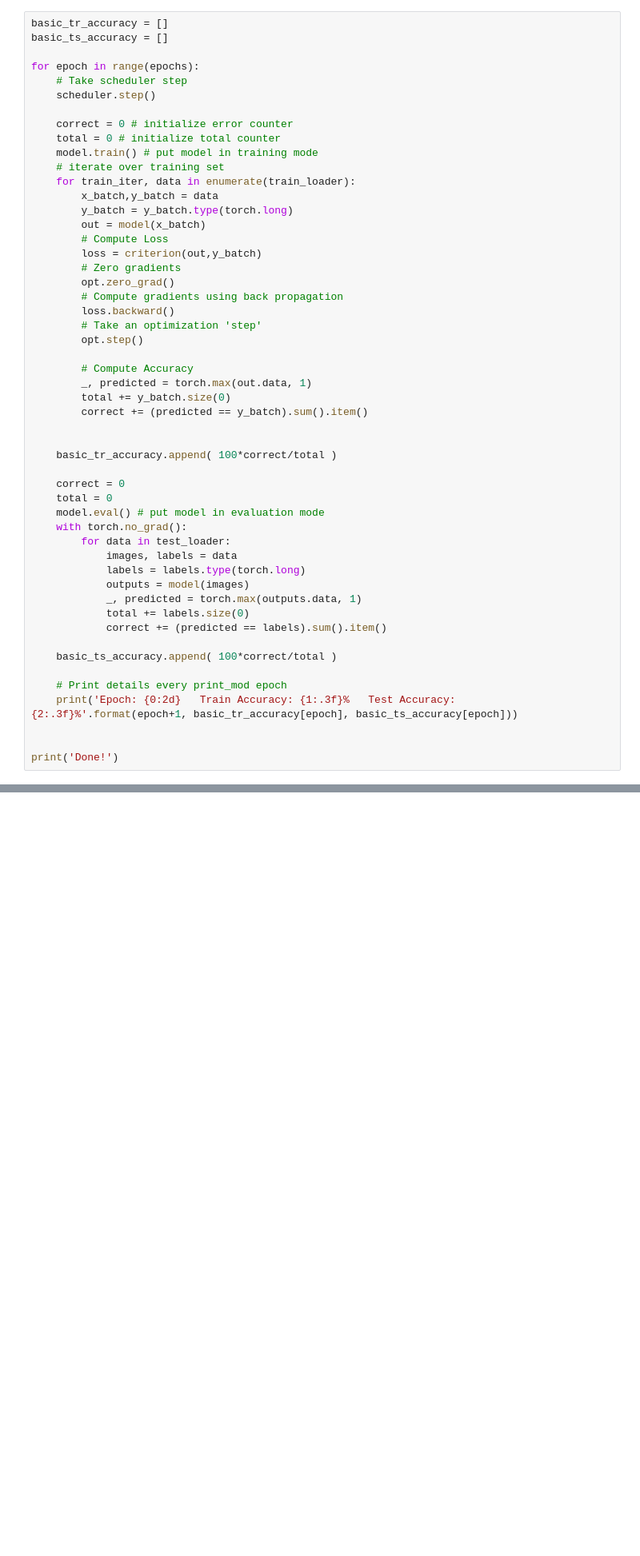
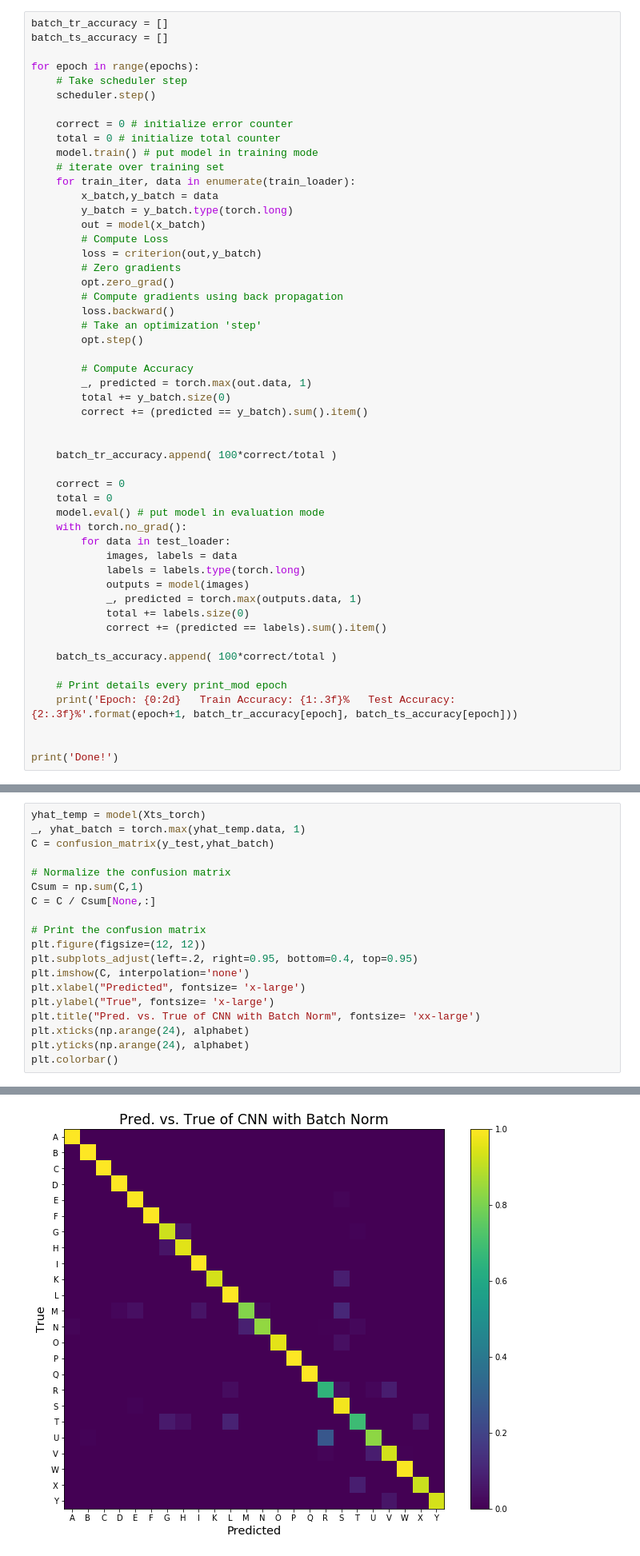
Before and after one commit to neilpretzel/ECE_4194_Project, a Jupyter notebook: ECE_4194_Project.ipynb, the cells around one changed output, grey strips where cells are left out. Shown: that part at 80% size. Drawn from its saved outputs; the diff is of its cells as text; blank space fills up the shorter version.

```diff
--- a/ECE_4194_Project.ipynb
+++ b/ECE_4194_Project.ipynb
@@ -639,6 +753,6 @@ print(str(model))
 # %%
-basic_tr_accuracy = []
-basic_ts_accuracy = []
+batch_tr_accuracy = []
+batch_ts_accuracy = []
 
 for epoch in range(epochs):
     # Take scheduler step
@@ -667,7 +781,7 @@ for epoch in range(epochs):
         correct += (predicted == y_batch).sum().item()
 
 
-    basic_tr_accuracy.append( 100*correct/total )
+    batch_tr_accuracy.append( 100*correct/total )
 
     correct = 0
     total = 0
@@ -681,10 +795,10 @@ for epoch in range(epochs):
             total += labels.size(0)
             correct += (predicted == labels).sum().item()
 
-    basic_ts_accuracy.append( 100*correct/total )
+    batch_ts_accuracy.append( 100*correct/total )
 
     # Print details every print_mod epoch
-    print('Epoch: {0:2d}   Train Accuracy: {1:.3f}%   Test Accuracy: {2:.3f}%'.format(epoch+1, basic_tr_accuracy[epoch], basic_ts_accuracy[epoch]))
+    print('Epoch: {0:2d}   Train Accuracy: {1:.3f}%   Test Accuracy: {2:.3f}%'.format(epoch+1, batch_tr_accuracy[epoch], batch_ts_accuracy[epoch]))
 
 
 print('Done!')
@@ -690,0 +823,20 @@ print('Done!')
+# %%
+yhat_temp = model(Xts_torch)
+_, yhat_batch = torch.max(yhat_temp.data, 1)
+C = confusion_matrix(y_test,yhat_batch)
+
+# Normalize the confusion matrix
+Csum = np.sum(C,1)
+C = C / Csum[None,:]
+
+# Print the confusion matrix
+plt.figure(figsize=(12, 12))
+plt.subplots_adjust(left=.2, right=0.95, bottom=0.4, top=0.95)
+plt.imshow(C, interpolation='none')
+plt.xlabel("Predicted", fontsize= 'x-large')
+plt.ylabel("True", fontsize= 'x-large')
+plt.title("Pred. vs. True of CNN with Batch Norm", fontsize= 'xx-large')
+plt.xticks(np.arange(24), alphabet)
+plt.yticks(np.arange(24), alphabet)
+plt.colorbar()
+# %% [output]
@@ -690,0 +844 @@ print('Done!')
+[figure, added]
```
Also changed, not shown: parts of 41 cells of this notebook.
